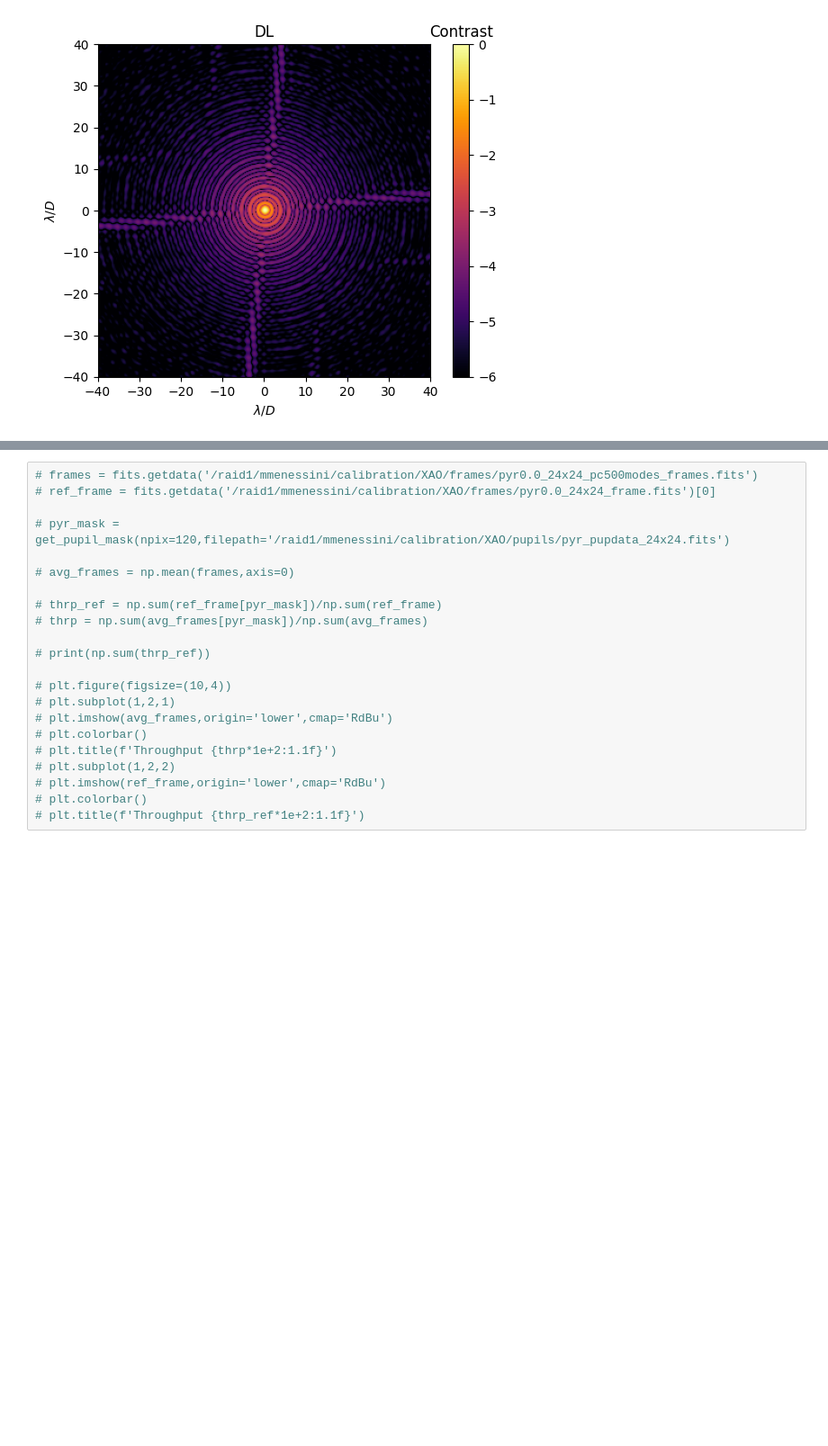
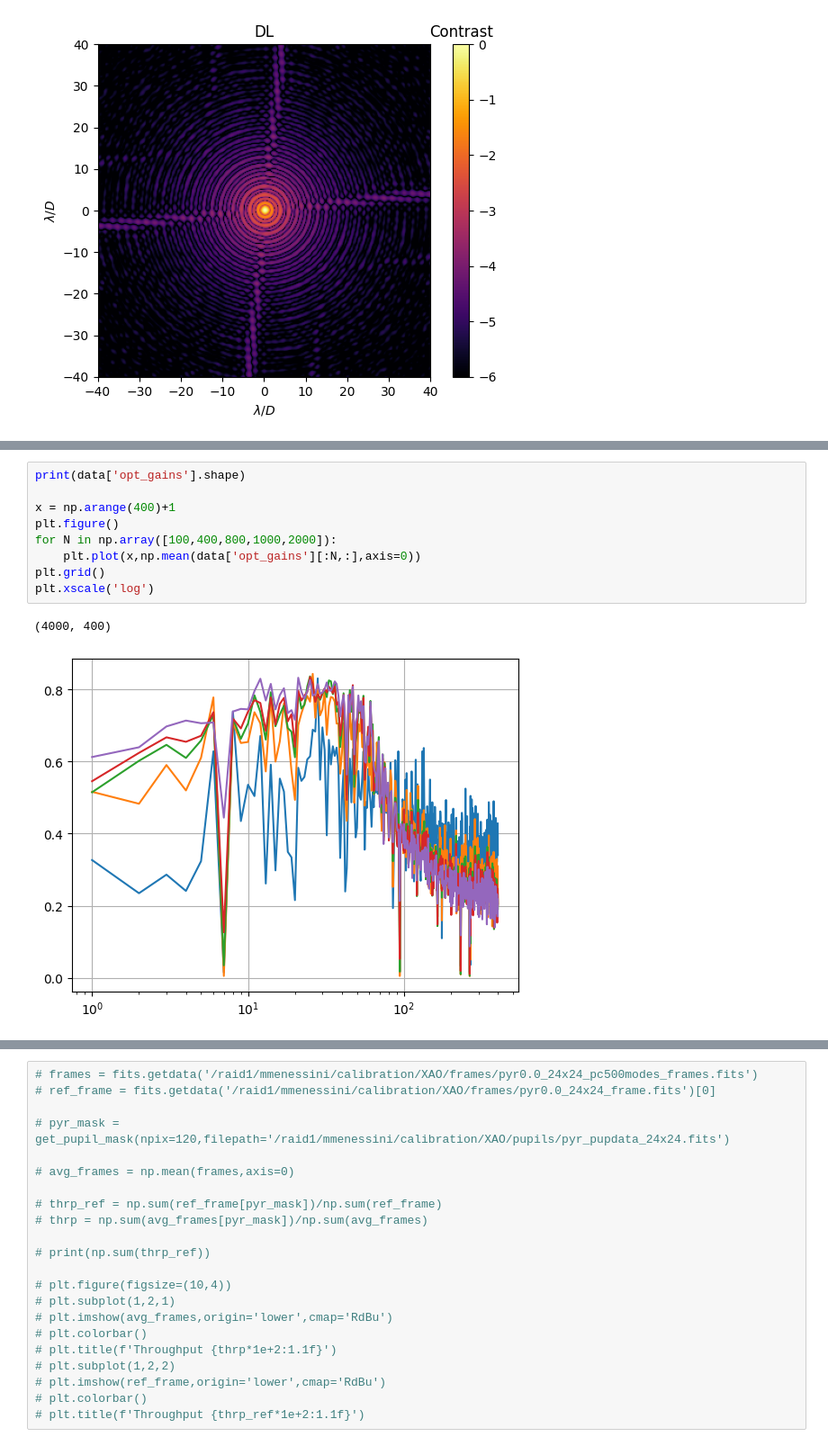
Before and after one commit to Menessao/SPECULA, a Jupyter notebook: config/SensorFusion/paperPlots.ipynb, the cells around one changed output, grey strips where cells are left out. Shown at 90% size. Drawn from its saved outputs; the diff is of its cells as text; blank space fills up the shorter version.

```diff
--- a/config/SensorFusion/paperPlots.ipynb
+++ b/config/SensorFusion/paperPlots.ipynb
@@ -245,0 +267,12 @@ KeyError: 'sr1'
+# %%
+print(data['opt_gains'].shape)
+
+x = np.arange(400)+1
+plt.figure()
+for N in np.array([100,400,800,1000,2000]):
+    plt.plot(x,np.mean(data['opt_gains'][:N,:],axis=0))
+plt.grid()
+plt.xscale('log')
+# %% [output]
+(4000, 400)
+[figure, added]
```
Also changed, not shown: parts of 5 cells of this notebook, 6 other files.
